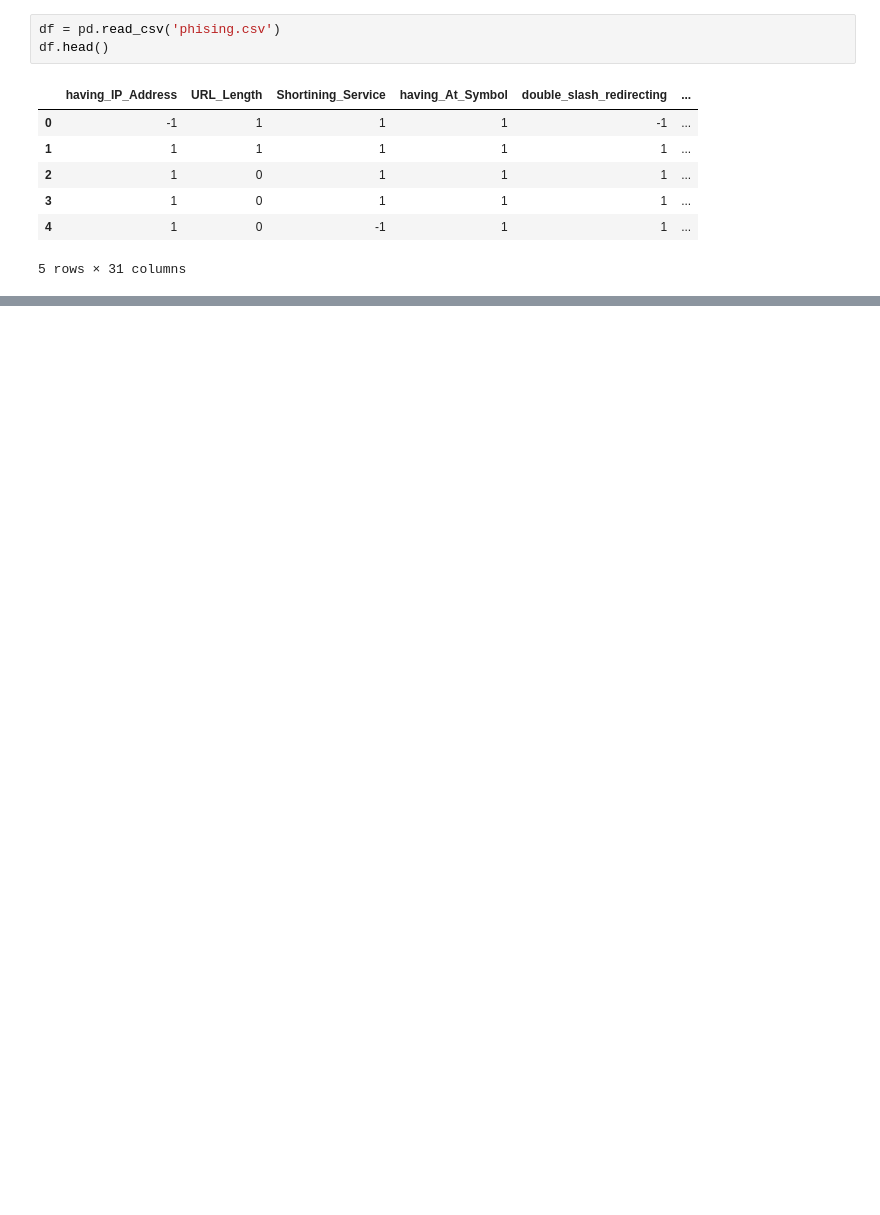
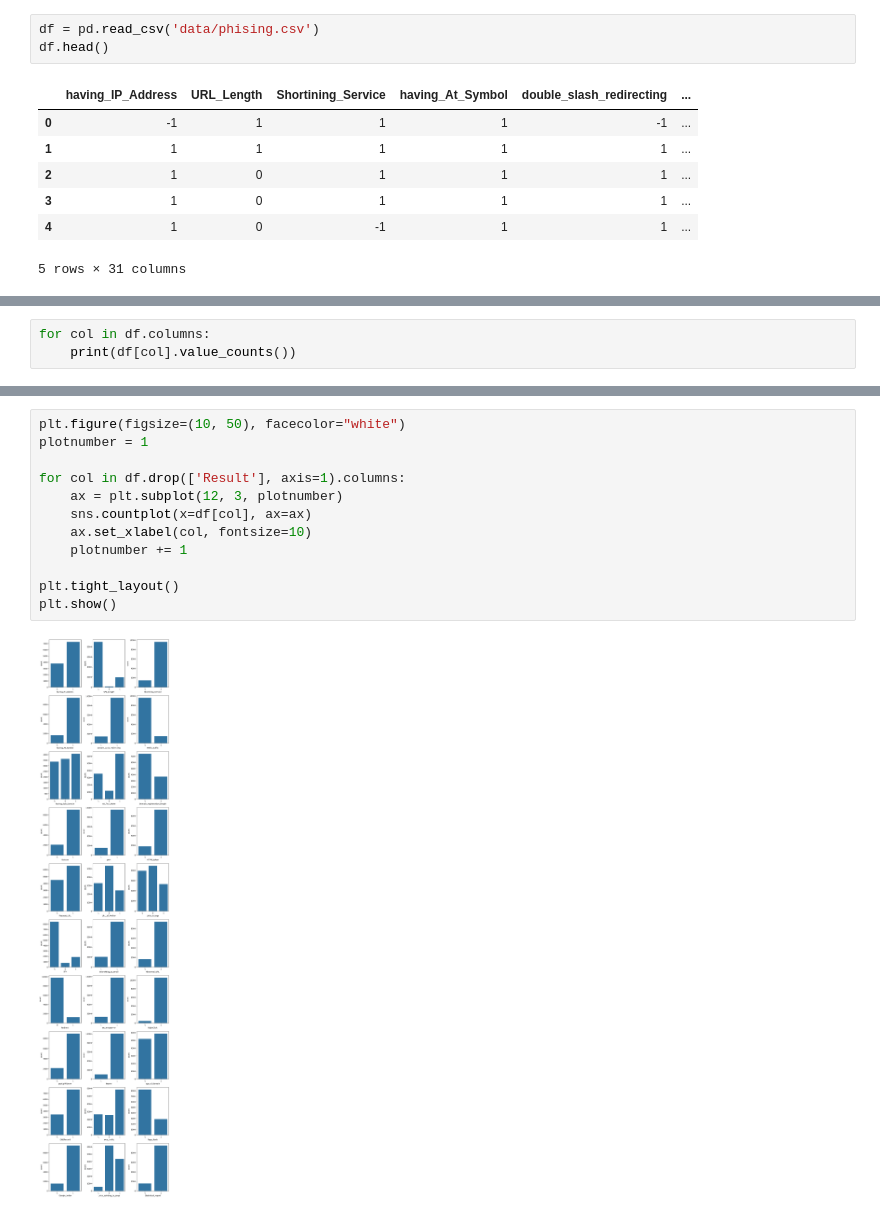
Before and after one commit to mdakeel/sms_spam_classifier, a Jupyter notebook: notebooks/data.ipynb, the cells around one changed output, grey strips where cells are left out. Saved outputs shown, nothing was run; the diff lists cells and outputs as text; blank space fills up the shorter version.

```diff
--- a/notebooks/data.ipynb
+++ b/notebooks/data.ipynb
@@ -62,5 +116,5 @@ import numpy as np
 # %%
-df = pd.read_csv('phising.csv')
+df = pd.read_csv('data/phising.csv')
 df.head()
 # %% [output]
 |  | having_IP_Address | URL_Length | Shortining_Service | having_At_Symbol | double_slash_redirecting | ... |
@@ -72,0 +155,3 @@ df.head()
+# %%
+for col in df.columns:
+    print(df[col].value_counts())
@@ -72,0 +189,14 @@ df.head()
+# %%
+plt.figure(figsize=(10, 50), facecolor="white")
+plotnumber = 1
+
+for col in df.drop(['Result'], axis=1).columns:
+    ax = plt.subplot(12, 3, plotnumber)
+    sns.countplot(x=df[col], ax=ax)
+    ax.set_xlabel(col, fontsize=10)
+    plotnumber += 1
+
+plt.tight_layout()
+plt.show()
+# %% [output]
+[figure, added]
```
Also changed, not shown: parts of 10 cells of this notebook, 25 other files.
